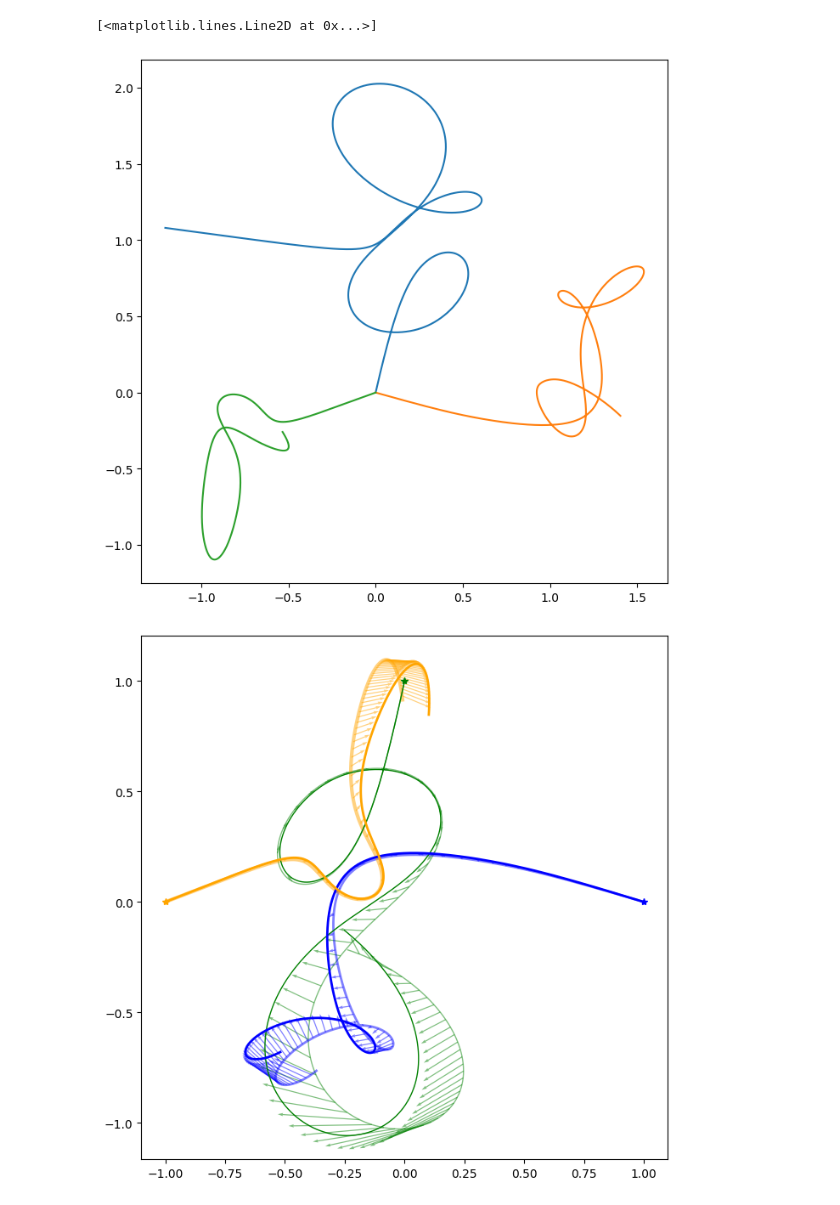
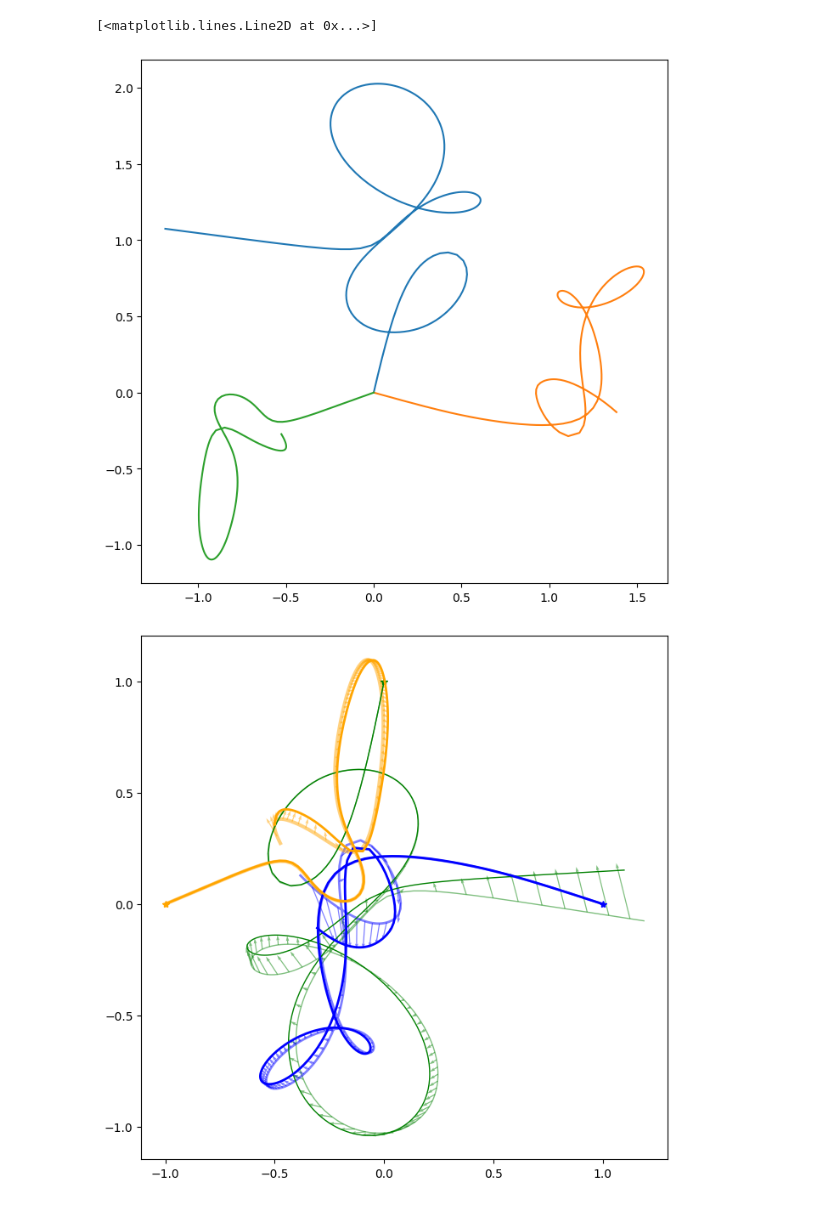
Before and after one commit to nsmith-/beamline, a Jupyter notebook: symplectic_integrator_3body.ipynb, the cells around one changed output. Cells and saved outputs as stored; diff of their text form; code cells hidden in the pictures.

```diff
--- a/symplectic_integrator_3body.ipynb
+++ b/symplectic_integrator_3body.ipynb
@@ -70,7 +50,11 @@ mass0 = jnp.array([1.0, 2.0, 3.0])
 #         ],
 #     ]
 # )
+def hamiltonian_mass0(state):
+    return hamiltonian(state, mass0)
 
-dt = 2e-4
-Nsteps = 50000
+
+dt = 1e-2
+Nsteps = 1000
 times = jnp.linspace(0, Nsteps * dt, Nsteps)
+dtstep = dt / 50
@@ -122,16 +61,16 @@ Array([[ 0.        ,  0.        ,  0.        ,  0.        ,  0.        ,
 # %%
-leapfrog_config = IntegratorConfig((1, 0), (0, 1))
+leapfrog_config = IntegratorConfig((1, 0), (0, 1), dtstep)
 q, p, H = symplectic_integrator(hamiltonian_mass0, state0, times, leapfrog_config)
 leapfrog_track = jnp.array((q, p))
 leapfrog_energy = H
 
-verlet2_config = IntegratorConfig((0, 1), (0.5, 0.5))
+verlet2_config = IntegratorConfig((0, 1), (0.5, 0.5), dtstep)
 q, p, H = symplectic_integrator(hamiltonian_mass0, state0, times, verlet2_config)
 verlet2_track = jnp.array((q, p))
 verlet2_energy = H
 
 # https://cds.cern.ch/record/143981/files/cer-000055082.pdf
-ruth3_config = IntegratorConfig((1, -2 / 3, 2 / 3), (-1 / 24, 3 / 4, 7 / 24))
+ruth3_config = IntegratorConfig((1, -2 / 3, 2 / 3), (-1 / 24, 3 / 4, 7 / 24), dtstep)
 q, p, H = symplectic_integrator(hamiltonian_mass0, state0, times, ruth3_config)
 ruth3_track = jnp.array((q, p))
 ruth3_energy = H
@@ -147,6 +86,7 @@ def make_yoshida4():
     return IntegratorConfig(
         c=(c1c4, c2c3, c2c3, c1c4),
         d=(d1d3, d2, d1d3, 0.0),
+        dt=dtstep
     )
 
 
@@ -184,7 +141,7 @@ fig, ax = plt.subplots()
 
 H0 = hamiltonian_mass0(state0)
 # ax.axhline(H0, color="k", linestyle=":", label="initial energy")
-cut = slice(0, 19800)
+cut = times < 3.96
 ax.plot(times[cut], abs(leapfrog_energy[cut] - H0), label="leapfrog")
 ax.plot(times[cut], abs(flow2_energy[cut] - H0), label="flow2")
 ax.plot(times[cut], abs(verlet2_energy[cut] - H0), label="verlet2")
@@ -192,7 +149,6 @@ ax.plot(times[cut], abs(ruth3_energy[cut] - H0), label="ruth3")
 ax.plot(times[cut], abs(rk_energy[cut] - H0), label="jax odeint")
 ax.plot(times[cut], abs(yoshida4_energy[cut] - H0), label="yoshida4")
 # a potential measure of the error in the flow?
-# ax.plot(times[cut], jnp.log(jnp.abs(flow[cut] * dt)), label="flow")
 
 ax.set_yscale("log")
 ax.legend()
@@ -235,6 +191,6 @@ ax.plot(cmpath[:, 0], cmpath[:, 1], color="k")
 # %%
 def func(mass):
-    q, p, H = symplectic_integrator(lambda s: hamiltonian(s, mass), state0, times, ruth3_config)
+    q, p, H = symplectic_integrator(lambda s: hamiltonian(s, mass), state0, times, verlet2_config)
     # rk crashes!
     # q, p, H = rk_integrator(lambda s: hamiltonian(s, mass), state0, times)
     return q, p, H
@@ -261,39 +217,38 @@ ax.plot(cmpath[:, 0, 1], cmpath[:, 1, 1])
 ax.plot(cmpath[:, 0, 2], cmpath[:, 1, 2])
 # %% [output]
 [<matplotlib.lines.Line2D at 0x...>]
-[figure, old version]
+[figure, new version]
 # %%
 fig, ax = plt.subplots(figsize=(8, 8))
 
-k = 15_000
-paths = ruth3_track[0].reshape(-1, 3, 2)[cut, :, :][:k]
-dpath_dm0 = qdot.reshape(-1, 3, 2, 3)[cut, :, :, 0][:k]
+paths = verlet2_track[0].reshape(-1, 3, 2)[cut, :, :]
+dpath_dm0 = qdot.reshape(-1, 3, 2, 3)[cut, :, :, 0]
 
-dm = 0.05
-qnew = symplectic_integrator(lambda s: hamiltonian(s, mass0 + jnp.array([dm, 0.0, 0.0])), state0, times, ruth3_config)[0].reshape(-1, 3, 2)[:k]
+dm = 0.01
+qnew = symplectic_integrator(lambda s: hamiltonian(s, mass0 + jnp.array([dm, 0.0, 0.0])), state0, times, verlet2_config)[0].reshape(-1, 3, 2)[cut]
 
-n = 150
+n = 3
 ax.plot(paths[:, 0, 0], paths[:, 0, 1], lw=mass0[0], alpha=0.5, color="green")
 ax.plot(paths[:, 1, 0], paths[:, 1, 1], lw=mass0[1], alpha=0.5, color="blue")
 ax.plot(paths[:, 2, 0], paths[:, 2, 1], lw=mass0[2], alpha=0.5, color="orange")
 ax.plot(paths[0, 0, 0], paths[0, 0, 1], marker="*", color="green")
 ax.plot(paths[0, 1, 0], paths[0, 1, 1], marker="*", color="blue")
 ax.plot(paths[0, 2, 0], paths[0, 2, 1], marker="*", color="orange")
 
 fig.savefig("three_body.png")
 
 scale = 1 / dm
 ax.quiver(paths[::n, 0, 0], paths[::n, 0, 1], dpath_dm0[::n, 0, 0], dpath_dm0[::n, 0, 1], color="green", width=0.002, alpha=0.5, scale_units="xy", scale=scale)
 ax.quiver(paths[::n, 1, 0], paths[::n, 1, 1], dpath_dm0[::n, 1, 0], dpath_dm0[::n, 1, 1], color="blue", width=0.002, alpha=0.5, scale_units="xy", scale=scale)
 ax.quiver(paths[::n, 2, 0], paths[::n, 2, 1], dpath_dm0[::n, 2, 0], dpath_dm0[::n, 2, 1], color="orange", width=0.002, alpha=0.5, scale_units="xy", scale=scale)
 fig.savefig("three_body_dm3.png")
 
 ax.plot(qnew[:, 0, 0], qnew[:, 0, 1], lw=mass0[0], color="green")
 ax.plot(qnew[:, 1, 0], qnew[:, 1, 1], lw=mass0[1], color="blue")
 ax.plot(qnew[:, 2, 0], qnew[:, 2, 1], lw=mass0[1], color="orange")
 fig.savefig("three_body_dm3new.png")
 # %% [output]
-[figure, old version]
+[figure, new version]
 # %%
 # validate bias by simulating many initial conditions
 # and computing derivatives and comparing with finite differences
```
Also changed, not shown: parts of 14 cells of this notebook, 9 other files.
